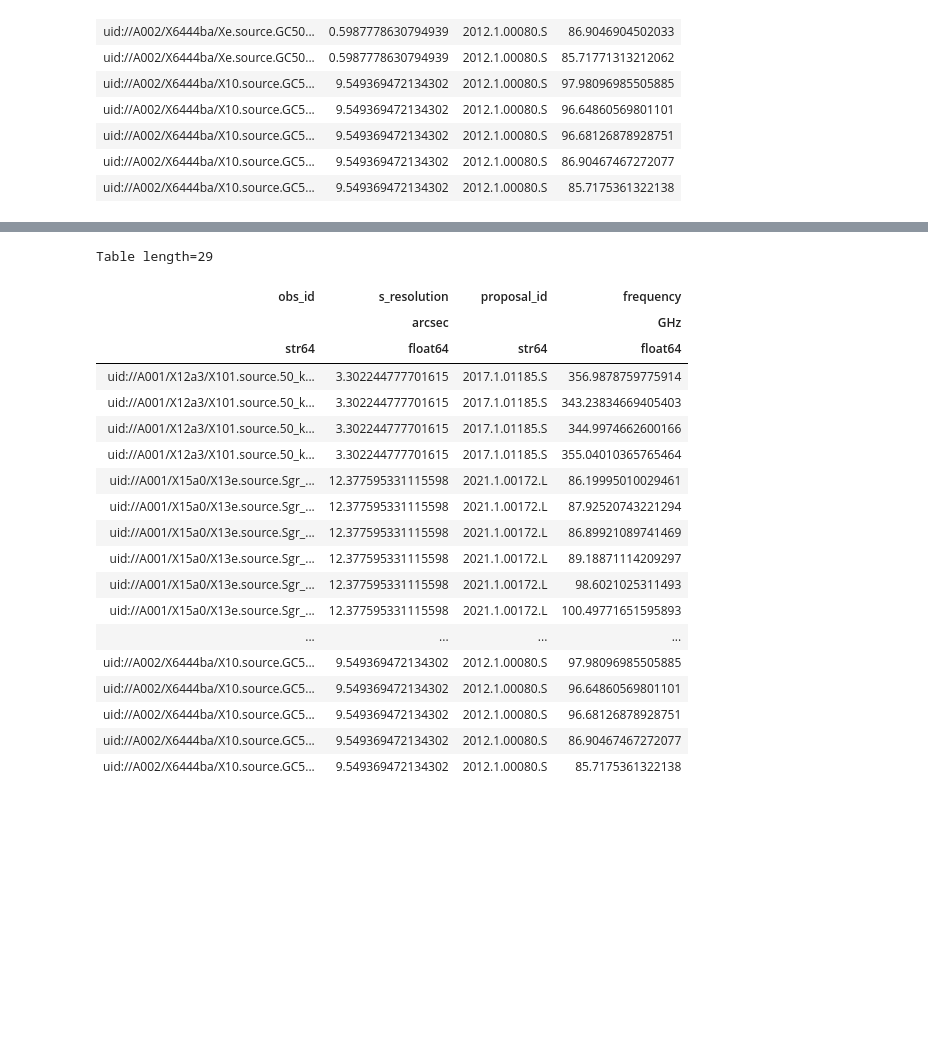
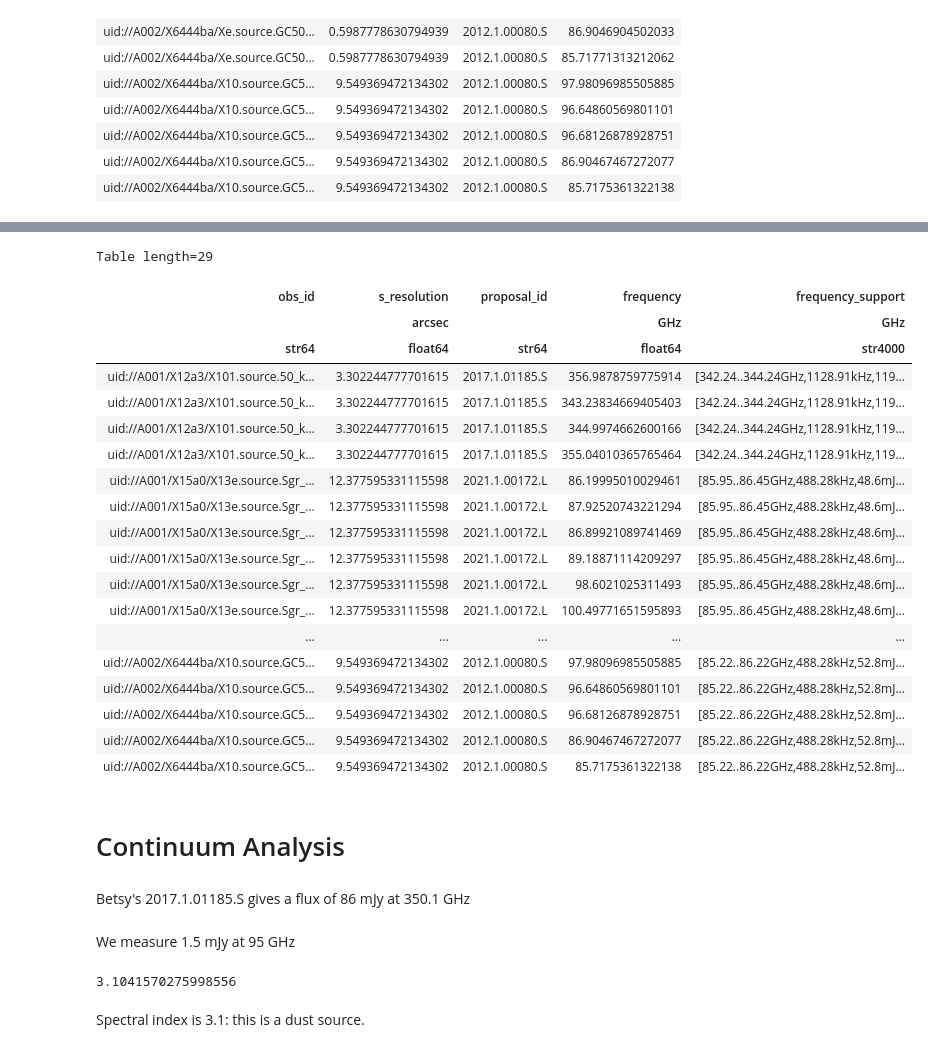
Before and after one commit to ACES-CMZ/MUBLO, a Jupyter notebook: UltraBroadbandSourceInAA.ipynb, the cells around one changed output, grey strips where cells are left out. Saved outputs shown, nothing was run; the diff lists cells and outputs as text; code cells hidden in the pictures; blank space fills up the shorter version.

```diff
--- a/UltraBroadbandSourceInAA.ipynb
+++ b/UltraBroadbandSourceInAA.ipynb
@@ -1006,24 +1388,36 @@ Table length=17
 # %%
 result = alma.query_region(coord, radius=5*u.arcsec, public=None)
-result['obs_id', 's_resolution', 'proposal_id', 'frequency']
+result['obs_id', 's_resolution', 'proposal_id', 'frequency', 'frequency_support']
 # %% [output]
 Table length=29
-| obs_id | s_resolution | proposal_id | frequency |
-|  | arcsec |  | GHz |
-| str64 | float64 | str64 | float64 |
-| uid://A001/X12a3/X101.source.50_k... | 3.302244777701615 | 2017.1.01185.S | 356.9878759775914 |
-| uid://A001/X12a3/X101.source.50_k... | 3.302244777701615 | 2017.1.01185.S | 343.23834669405403 |
-| uid://A001/X12a3/X101.source.50_k... | 3.302244777701615 | 2017.1.01185.S | 344.9974662600166 |
-| uid://A001/X12a3/X101.source.50_k... | 3.302244777701615 | 2017.1.01185.S | 355.04010365765464 |
-| uid://A001/X15a0/X13e.source.Sgr_... | 12.377595331115598 | 2021.1.00172.L | 86.19995010029461 |
-| uid://A001/X15a0/X13e.source.Sgr_... | 12.377595331115598 | 2021.1.00172.L | 87.92520743221294 |
-| uid://A001/X15a0/X13e.source.Sgr_... | 12.377595331115598 | 2021.1.00172.L | 86.89921089741469 |
-| uid://A001/X15a0/X13e.source.Sgr_... | 12.377595331115598 | 2021.1.00172.L | 89.18871114209297 |
-| uid://A001/X15a0/X13e.source.Sgr_... | 12.377595331115598 | 2021.1.00172.L | 98.6021025311493 |
-| uid://A001/X15a0/X13e.source.Sgr_... | 12.377595331115598 | 2021.1.00172.L | 100.49771651595893 |
-| ... | ... | ... | ... |
-| uid://A002/X6444ba/X10.source.GC5... | 9.549369472134302 | 2012.1.00080.S | 97.98096985505885 |
-| uid://A002/X6444ba/X10.source.GC5... | 9.549369472134302 | 2012.1.00080.S | 96.64860569801101 |
-| uid://A002/X6444ba/X10.source.GC5... | 9.549369472134302 | 2012.1.00080.S | 96.68126878928751 |
-| uid://A002/X6444ba/X10.source.GC5... | 9.549369472134302 | 2012.1.00080.S | 86.90467467272077 |
-| uid://A002/X6444ba/X10.source.GC5... | 9.549369472134302 | 2012.1.00080.S | 85.7175361322138 |
+| obs_id | s_resolution | proposal_id | frequency | frequency_support |
+|  | arcsec |  | GHz | GHz |
+| str64 | float64 | str64 | float64 | str4000 |
+| uid://A001/X12a3/X101.source.50_k... | 3.302244777701615 | 2017.1.01185.S | 356.9878759775914 | [342.24..344.24GHz,1128.91kHz,119... |
+| uid://A001/X12a3/X101.source.50_k... | 3.302244777701615 | 2017.1.01185.S | 343.23834669405403 | [342.24..344.24GHz,1128.91kHz,119... |
+| uid://A001/X12a3/X101.source.50_k... | 3.302244777701615 | 2017.1.01185.S | 344.9974662600166 | [342.24..344.24GHz,1128.91kHz,119... |
+| uid://A001/X12a3/X101.source.50_k... | 3.302244777701615 | 2017.1.01185.S | 355.04010365765464 | [342.24..344.24GHz,1128.91kHz,119... |
+| uid://A001/X15a0/X13e.source.Sgr_... | 12.377595331115598 | 2021.1.00172.L | 86.19995010029461 | [85.95..86.45GHz,488.28kHz,48.6mJ... |
+| uid://A001/X15a0/X13e.source.Sgr_... | 12.377595331115598 | 2021.1.00172.L | 87.92520743221294 | [85.95..86.45GHz,488.28kHz,48.6mJ... |
+| uid://A001/X15a0/X13e.source.Sgr_... | 12.377595331115598 | 2021.1.00172.L | 86.89921089741469 | [85.95..86.45GHz,488.28kHz,48.6mJ... |
+| uid://A001/X15a0/X13e.source.Sgr_... | 12.377595331115598 | 2021.1.00172.L | 89.18871114209297 | [85.95..86.45GHz,488.28kHz,48.6mJ... |
+| uid://A001/X15a0/X13e.source.Sgr_... | 12.377595331115598 | 2021.1.00172.L | 98.6021025311493 | [85.95..86.45GHz,488.28kHz,48.6mJ... |
+| uid://A001/X15a0/X13e.source.Sgr_... | 12.377595331115598 | 2021.1.00172.L | 100.49771651595893 | [85.95..86.45GHz,488.28kHz,48.6mJ... |
+| ... | ... | ... | ... | ... |
+| uid://A002/X6444ba/X10.source.GC5... | 9.549369472134302 | 2012.1.00080.S | 97.98096985505885 | [85.22..86.22GHz,488.28kHz,52.8mJ... |
+| uid://A002/X6444ba/X10.source.GC5... | 9.549369472134302 | 2012.1.00080.S | 96.64860569801101 | [85.22..86.22GHz,488.28kHz,52.8mJ... |
+| uid://A002/X6444ba/X10.source.GC5... | 9.549369472134302 | 2012.1.00080.S | 96.68126878928751 | [85.22..86.22GHz,488.28kHz,52.8mJ... |
+| uid://A002/X6444ba/X10.source.GC5... | 9.549369472134302 | 2012.1.00080.S | 86.90467467272077 | [85.22..86.22GHz,488.28kHz,52.8mJ... |
+| uid://A002/X6444ba/X10.source.GC5... | 9.549369472134302 | 2012.1.00080.S | 85.7175361322138 | [85.22..86.22GHz,488.28kHz,52.8mJ... |
+# %% [markdown]
+# Continuum Analysis
+# %% [markdown]
+Betsy's 2017.1.01185.S gives a flux of 86 mJy at 350.1 GHz
+# %% [markdown]
+We measure 1.5 mJy at 95 GHz
+# %%
+np.log(86/1.5)/np.log(350.1/95)
+# %% [output]
+3.1041570275998556
+# %% [markdown]
+Spectral index is 3.1: this is a dust source.
```
Also changed, not shown: parts of 48 cells of this notebook.
